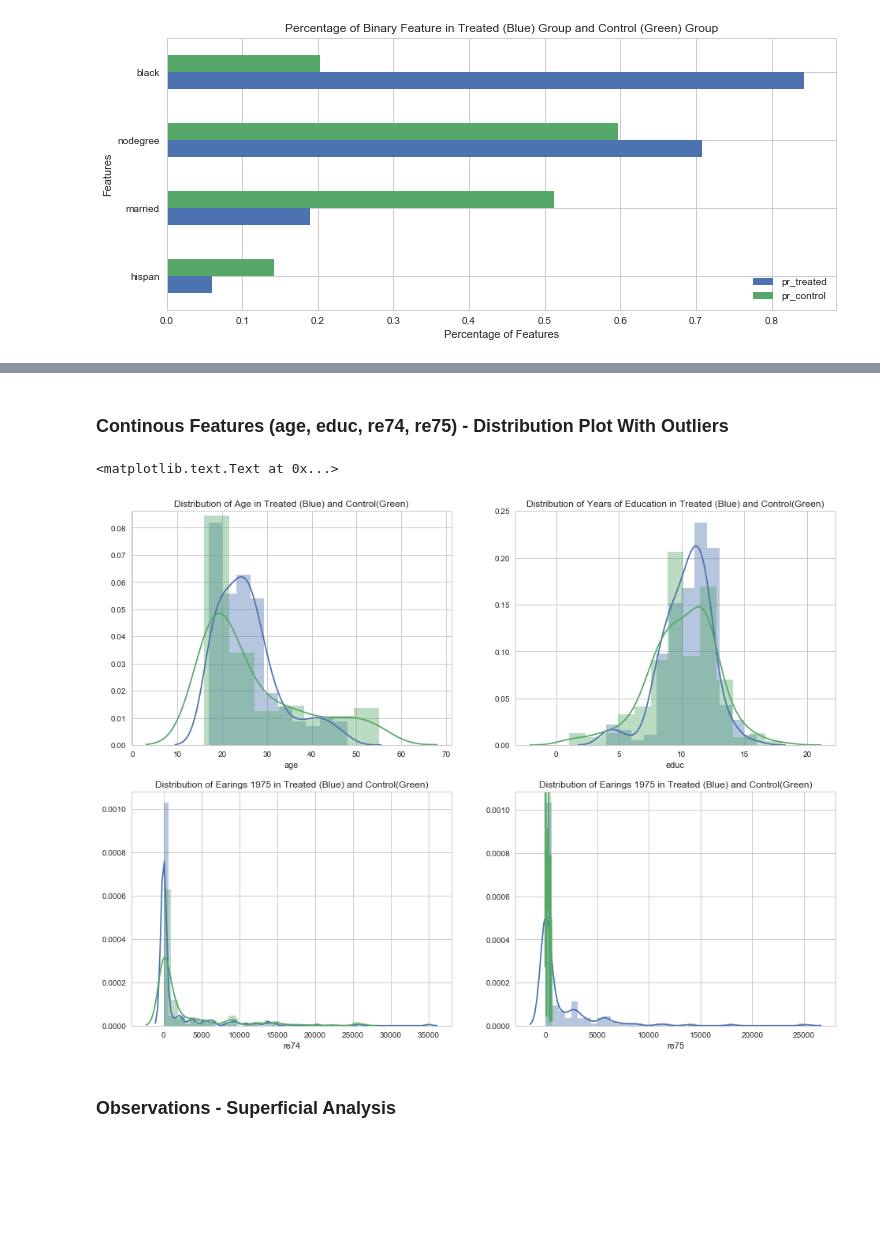
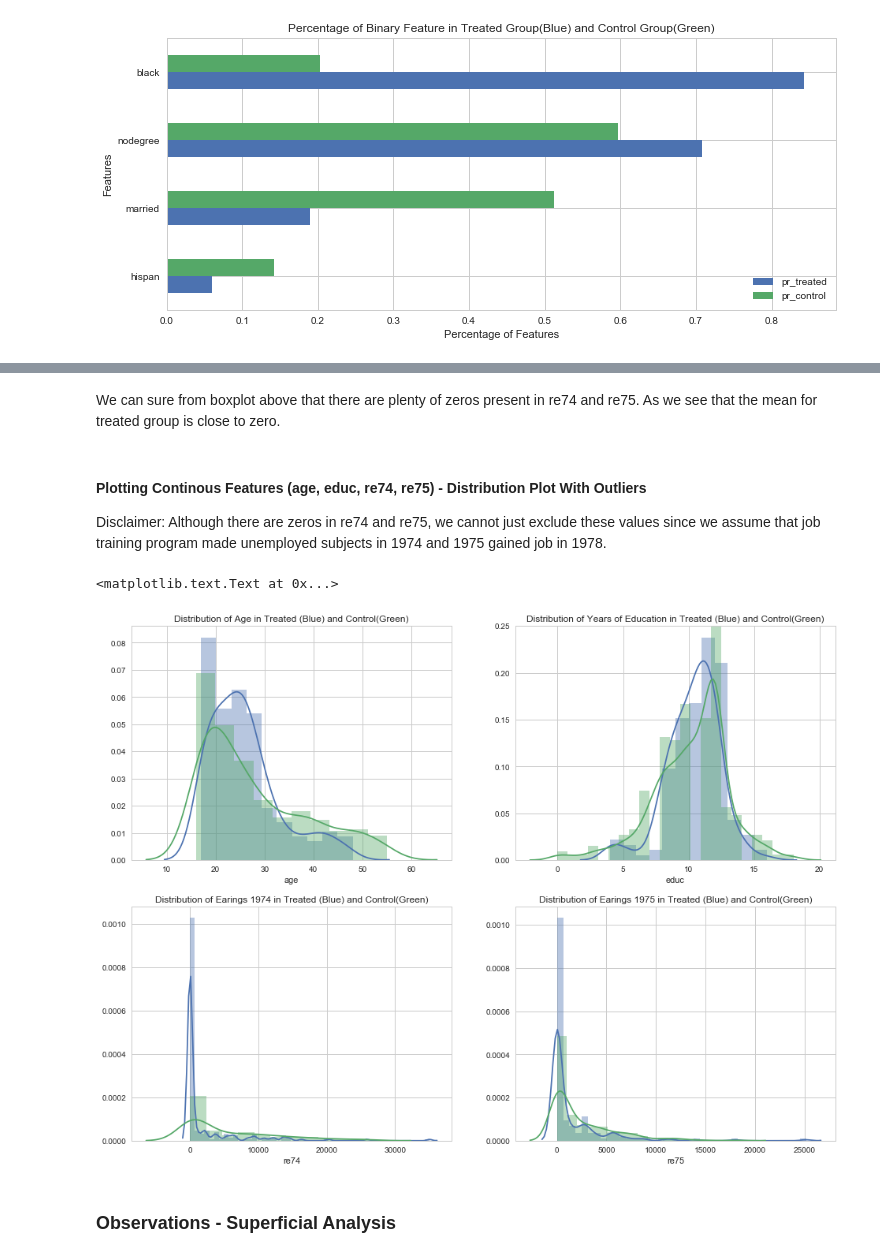
Before and after one commit to sanadhis/ADA-2017, a Jupyter notebook: 04 - Applied ML/Homework04.ipynb, the cells around one changed output, grey strips where cells are left out. Drawn from its saved outputs; the diff is of its cells as text; code cells hidden in the pictures; blank space fills up the shorter version.

```diff
--- a/04 - Applied ML/Homework04.ipynb
+++ b/04 - Applied ML/Homework04.ipynb
@@ -26 +24,3 @@ sns.set(style="whitegrid")
+# %%
+sns.set(style="whitegrid")
 # %% [markdown]
@@ -107,14 +163,15 @@ Median earning of Control group:  4975.505
 # %%
+# Plot 2 x 1
 fig, (ax1, ax2) = plt.subplots(ncols=2, sharey=True)
-fig.set_size_inches(16, 10)
+fig.set_size_inches(12, 6)
 ax1 = sns.boxplot(y = 're78' , data=df_treated_with_nan, ax = ax1, palette="Set3", showfliers=False)
 ax1.set_title("Real earnings in 1978 for Treated Group")
 
 ax2 = sns.boxplot(y = 're78' , data=df_control_with_nan, ax = ax2, palette="Set3", showfliers=False)
 ax2.set_title("Real earnings in 1978 for Control Group")
 
-print("Average earning of Treated group (zeros excluded): ",df_treated_with_nan['re78'].mean())
-print("Median earning of Treated group (zeros excluded): ",df_treated_with_nan['re78'].median())
-print("Average earning of Control group (zeros excluded): ",df_control_with_nan['re78'].mean())
-print("Median earning of Control group (zeros excluded): ",df_control_with_nan['re78'].median())
+print("Average earnings in 1978 of Treated group (zeros excluded): ",df_treated_with_nan['re78'].mean())
+print("Median earnings in 1978 of Treated group (zeros excluded): ",df_treated_with_nan['re78'].median())
+print("Average earnings in 1978 of Control group (zeros excluded): ",df_control_with_nan['re78'].mean())
+print("Median earnings in 1978 of Control group (zeros excluded): ",df_control_with_nan['re78'].median())
 # %% [output]
@@ -236,16 +278,17 @@ ax.set_title('Percentage of Binary Feature in Treated (Blue) Group and Control (
 # %%
+# Plot 2 x 2
 fig, ([ax1, ax2], [ax3, ax4]) = plt.subplots(nrows=2, ncols=2)
-fig.set_size_inches(16, 16)
-ax1 = sns.boxplot(y="age", x="treat", ax=ax1, data=df_combined, palette="Set3", showfliers=False)
+fig.set_size_inches(12, 12)
+ax1 = sns.boxplot(y="age", x="treat", ax=ax1, data=df_raw, palette="Set3", showfliers=False)
 ax1.set_title("Distribution of Age (Green=Control, Yellow=Treated)")
 
-ax2 = sns.boxplot(y="educ", x="treat", ax=ax2, data=df_combined, palette="Set3", showfliers=False)
+ax2 = sns.boxplot(y="educ", x="treat", ax=ax2, data=df_raw, palette="Set3", showfliers=False)
 ax2.set_title("Distibution of Years of Education (Green=Control, Yellow=Treated)")
 
-ax3 = sns.boxplot(y="re74", x="treat", ax=ax3, data=df_combined, palette="Set3", showfliers=False)
+ax3 = sns.boxplot(y="re74", x="treat", ax=ax3, data=df_raw, palette="Set3", showfliers=False)
 ax3.set_title("Distribution of Earnings in 1974 (Green=Control, Yellow=Treated)")
 
-ax4 = sns.boxplot(y="re75", x="treat", ax=ax4, data=df_combined, palette="Set3", showfliers=False)
+ax4 = sns.boxplot(y="re75", x="treat", ax=ax4, data=df_raw, palette="Set3", showfliers=False)
 ax4.set_title("Distribution of Earnings in 1975 (Green=Control, Yellow=Treated)")
 # %% [output]
 <matplotlib.text.Text at 0x...>
@@ -253,27 +296,32 @@ ax4.set_title("Distribution of Earnings in 1975 (Green=Control, Yellow=Treated)"
-# %% [markdown]
-### Continous Features (age, educ, re74, re75) - Distribution Plot With Outliers
+# %% [markdown]
+We can sure from boxplot above that there are plenty of zeros present in re74 and re75.
+As we see that the mean for treated group is close to zero.
+# %% [markdown]
+#### Plotting Continous Features (age, educ, re74, re75) - Distribution Plot With Outliers
+Disclaimer: Although there are zeros in re74 and re75, we cannot just exclude these values since we assume that job training program made unemployed subjects in 1974 and 1975 gained job in 1978.
 # %%
+# Plot 2 x 2
 fig, ([ax1, ax2], [ax3, ax4]) = plt.subplots(nrows=2, ncols=2)
 fig.set_size_inches(16, 12)
 
-ax1 = sns.distplot(df_treated['age'], ax=ax1)
-ax1 = sns.distplot(df_control['age'], ax=ax1)
+ax1 = sns.distplot(df_treated_raw['age'], ax=ax1)
+ax1 = sns.distplot(df_control_raw['age'], ax=ax1)
 ax1.set_title("Distribution of Age in Treated (Blue) and Control(Green)")
 
-ax2 = sns.distplot(df_treated['educ'], ax=ax2)
-ax2 = sns.distplot(df_control['educ'], ax=ax2)
+ax2 = sns.distplot(df_treated_raw['educ'], ax=ax2)
+ax2 = sns.distplot(df_control_raw['educ'], ax=ax2)
 ax2.set_title("Distribution of Years of Education in Treated (Blue) and Control(Green)")
 
-ax3 = sns.distplot(df_treated['re74'], ax=ax3)
-ax3 = sns.distplot(df_control['re74'], ax=ax3)
-ax3.set_title("Distribution of Earings 1975 in Treated (Blue) and Control(Green)")
+ax3 = sns.distplot(df_treated_raw['re74'], ax=ax3)
+ax3 = sns.distplot(df_control_raw['re74'], ax=ax3)
+ax3.set_title("Distribution of Earings 1974 in Treated (Blue) and Control(Green)")
 
-ax4 = sns.distplot(df_treated['re75'], ax=ax4)
-ax4 = sns.distplot(df_control['re75'], ax=ax4)
+ax4 = sns.distplot(df_treated_raw['re75'], ax=ax4)
+ax4 = sns.distplot(df_control_raw['re75'], ax=ax4)
 ax4.set_title("Distribution of Earings 1975 in Treated (Blue) and Control(Green)")
 # %% [output]
 <matplotlib.text.Text at 0x...>
-[figure, old version]
+[figure, new version]
 # %% [markdown]
 ### Observations - Superficial Analysis
 # %% [markdown]
```
Also changed, not shown: parts of 52 cells of this notebook.
